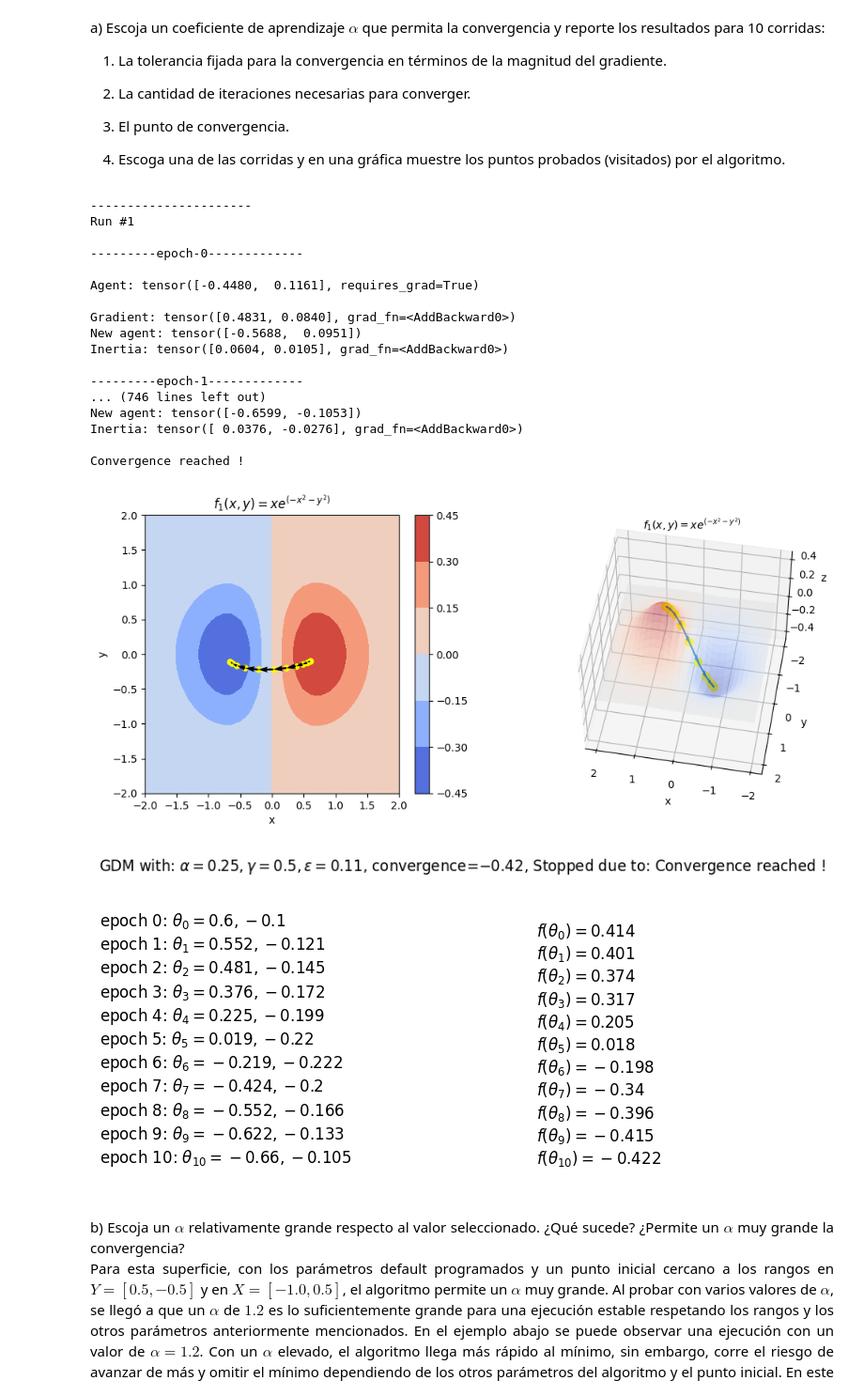
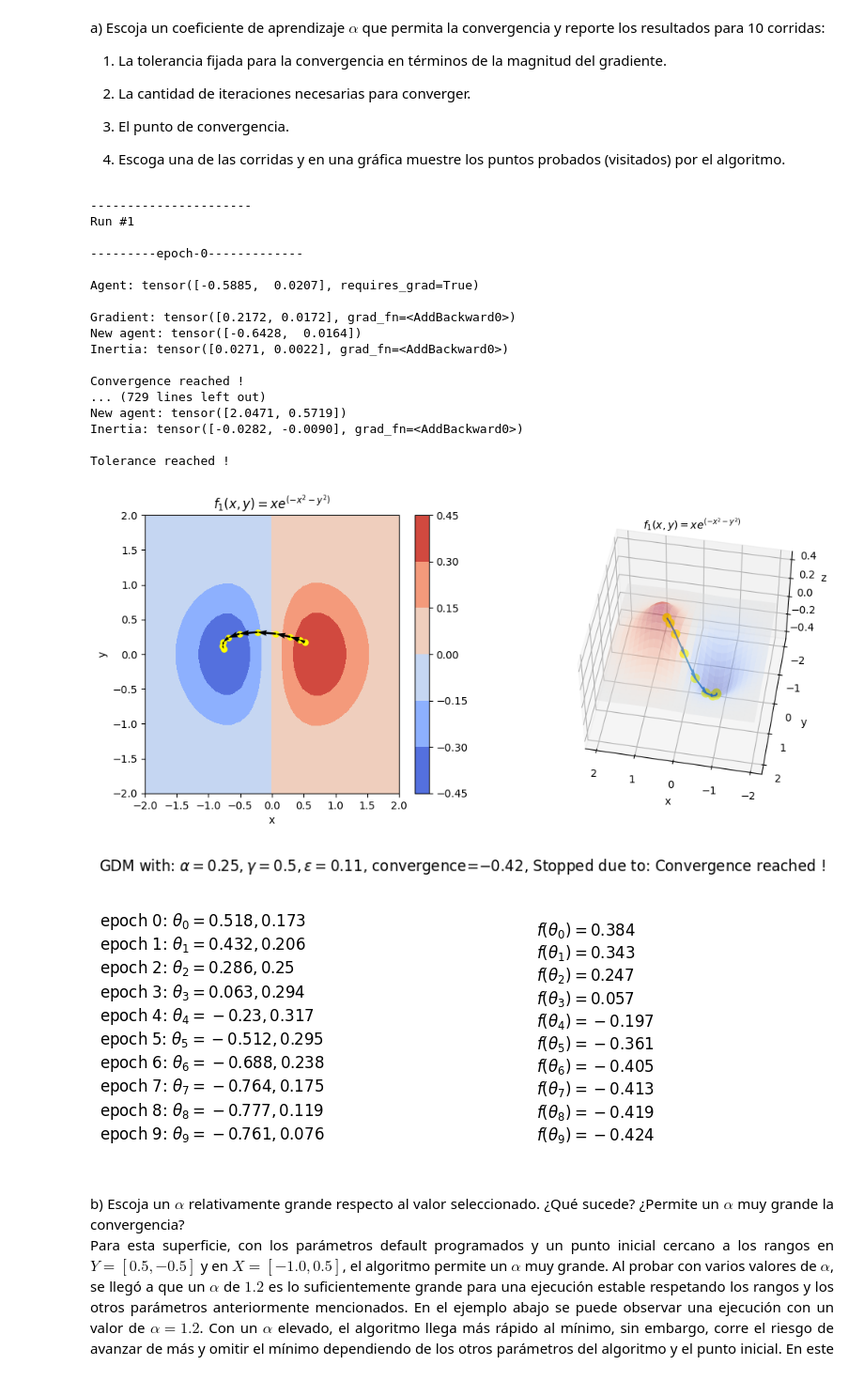
Before and after one commit to LD9797/Deep-Learning-Ground, a Jupyter notebook: TP1/TP1_Book.ipynb, the cells around one changed output. Shown at 94% size. Saved outputs shown, nothing was run; the diff lists cells and outputs as text; code cells hidden in the pictures.

```diff
--- a/TP1/TP1_Book.ipynb
+++ b/TP1/TP1_Book.ipynb
@@ -179,8 +179,8 @@ for run in range(runs):
 run = random.randint(0, runs - 1)
 
 #  Example execution:
-init_position = torch.Tensor([0.6, -0.1])
-thetas, message = gradient_descent_momentum(init_position, epochs=epochs, alpha=alpha, momentum=0, epsilon=epsilon, convergence=convergence)
+#  init_position = torch.Tensor([0.6, -0.1])
+#  thetas, message = gradient_descent_momentum(init_position, epochs=epochs, alpha=alpha, momentum=0, epsilon=epsilon, convergence=convergence)
 #  title = "GDM with: $\\alpha=" + str(alpha) + ", \\gamma=" + str(gamma) + ", \\epsilon=" + str(epsilon) + "$" + ", convergence=$" + str(convergence) + "$" + \
 #        ", Stopped due to: " + message
 # %% [output]
@@ -189,28 +189,28 @@ Run #1
 
 ---------epoch-0-------------
 
-Agent: tensor([-0.4480,  0.1161], requires_grad=True)
+Agent: tensor([-0.5885,  0.0207], requires_grad=True)
 
-Gradient: tensor([0.4831, 0.0840], grad_fn=<AddBackward0>)
-New agent: tensor([-0.5688,  0.0951])
-Inertia: tensor([0.0604, 0.0105], grad_fn=<AddBackward0>)
-
----------epoch-1-------------
-... (746 lines left out)
-New agent: tensor([-0.6599, -0.1053])
-Inertia: tensor([ 0.0376, -0.0276], grad_fn=<AddBackward0>)
+Gradient: tensor([0.2172, 0.0172], grad_fn=<AddBackward0>)
+New agent: tensor([-0.6428,  0.0164])
+Inertia: tensor([0.0271, 0.0022], grad_fn=<AddBackward0>)
 
 Convergence reached !
+... (729 lines left out)
+New agent: tensor([2.0471, 0.5719])
+Inertia: tensor([-0.0282, -0.0090], grad_fn=<AddBackward0>)
+
+Tolerance reached !
 # %%
 #  Plot separated so that console prints are not shown alongside !!
-#  thetas, message = results[run]
+thetas, message = results[run]
 title = "GDM with: $\\alpha=" + str(alpha) + ", \\gamma=" + str(gamma) + ", \\epsilon=" + str(epsilon) + "$" + ", convergence=$" + str(convergence) + "$" + \
         ", Stopped due to: " + message
 plot(thetas, title)
 # %% [output]
-[figure, old version]
+[figure, new version]
 [figure]
-[figure, old version]
+[figure, new version]
 # %% [markdown]
 <div style="text-align: justify; font-size:15px">
 b) Escoja un $\alpha$ relativamente grande respecto al valor seleccionado. ¿Qué sucede? ¿Permite un $\alpha$ muy grande la convergencia?
```
Also changed, not shown: parts of 4 cells of this notebook.
